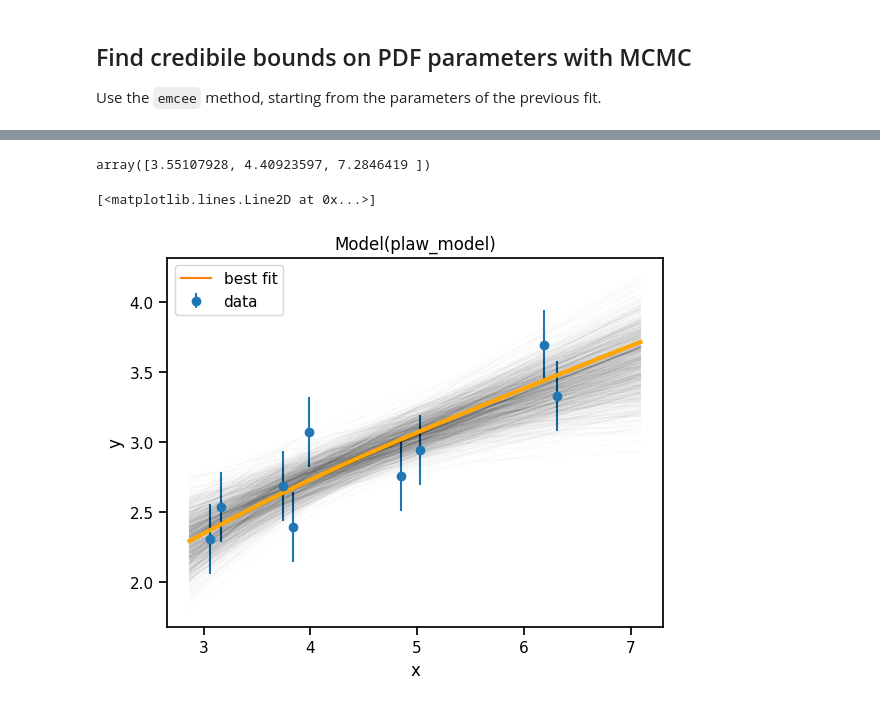
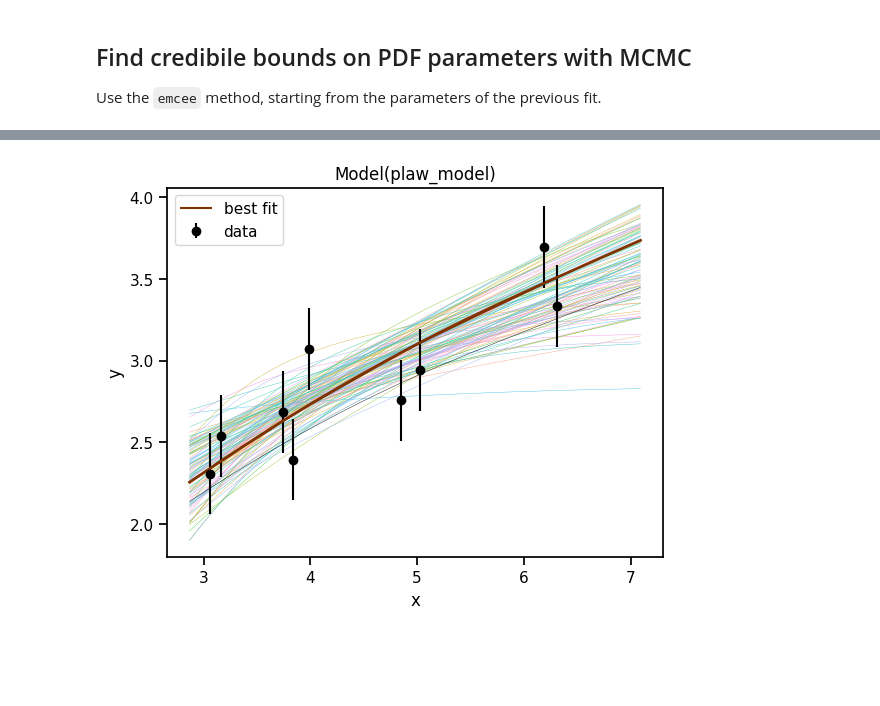
Before and after one commit to will-henney/hii-density-distribution, a Jupyter notebook: density_diagnostic_fit.ipynb, the cells around one changed output, grey strips where cells are left out. Saved outputs shown, nothing was run; the diff lists cells and outputs as text; code cells hidden in the pictures; blank space fills up the shorter version.

```diff
--- a/density_diagnostic_fit.ipynb
+++ b/density_diagnostic_fit.ipynb
@@ -229,0 +248,9 @@ mcmc_params = result.params.copy()
+# %%
+emcee_kws = dict(
+    steps=10_000,
+    burn=1000,
+    thin=1,
+    seed=2026_06_09,
+    progress=True,
+    workers=1,
+)
@@ -234,10 +265,5 @@ mcmc_result = pmodel.fit(
     weights=1 / sig_y,
     params=mcmc_params,
     method="emcee",
-    steps=50000,                         # Total MCMC steps per walker
-    burn=10000,                           # Discard early unstable steps
-    thin=10,                            # Only save every 10th sample to save memory
-    is_weighted=True,               # Set False if errors are unknown/estimated
-    workers=16,
-    seed=2026_06_09,
+    fit_kws=emcee_kws,
 )
@@ -248,3 +270,3 @@ tau: [51.05125818 48.71983176 46.62989539]
 # %%
-mcmc_result
+show_fit_md(mcmc_result, heading="MCMC result", level=3)
 # %% [output]
@@ -310,14 +329,16 @@ quantile m log_n0 log_width
-# %%
-np.percentile(fc["log_width"], [5, 16, 50])
-# %% [output]
-array([3.55107928, 4.40923597, 7.2846419 ])
 # %%
-posterior_samples = mcmc_result.flatchain.sample(n=1000, random_state=42)
+posterior_samples = mcmc_result.flatchain.sample(n=100, random_state=1972_01_30)
 # %%
-g = mcmc_result.plot_fit()
-for d in posterior_samples.to_dict(orient="records"):
-    g.plot(xx, mcmc_result.eval(x=xx, **d), alpha=0.01, lw=1, color="k")
-g.plot(xx, mcmc_result.eval(x=xx), lw=3, color="orange")
+# Pastel colored lines for the posterior sample
+my_palette = sns.husl_palette(n_colors=101, s=0.9, l=0.75, h=0.8)
+# Reserve first two colormap entries for data and best fit, with darker colors
+my_palette[0] = (0, 0, 0)
+my_palette[1] = (0.5, 0.2, 0)
+with my_palette:
+    g = mcmc_result.plot_fit()
+    for d in posterior_samples.to_dict(orient="records"):
+        g.plot(xx, mcmc_result.eval(x=xx, **d), alpha=1, lw=0.3, zorder=-1)
+    # Replot the fit line over the full range, making sure to use the same color
+    g.plot(xx, mcmc_result.eval(x=xx), lw=2, color=sns.color_palette()[1])
 # %% [output]
-[<matplotlib.lines.Line2D at 0x...>]
-[figure, old version]
+[figure, new version]
```
Also changed, not shown: parts of 46 cells of this notebook, 1 other file.
